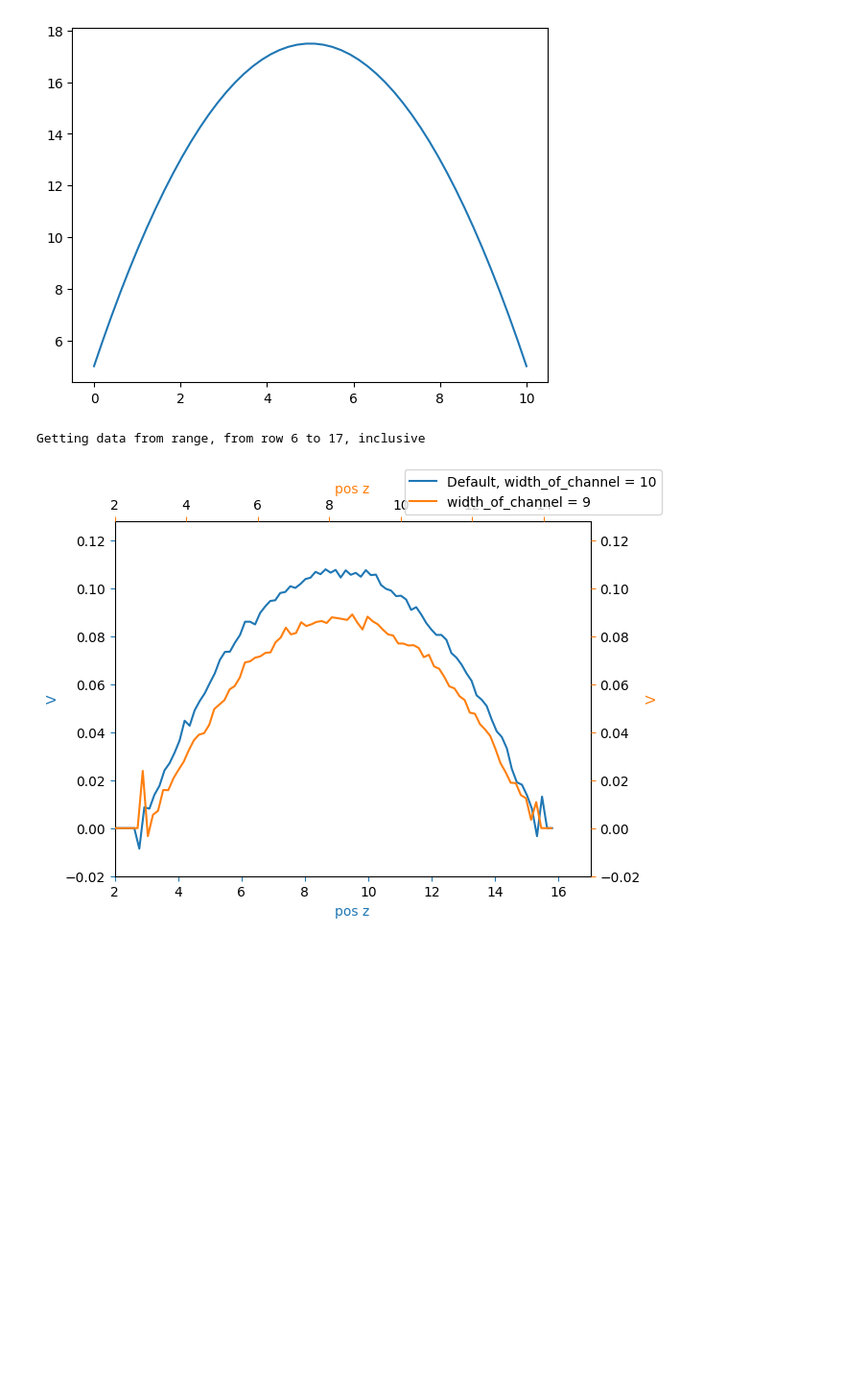
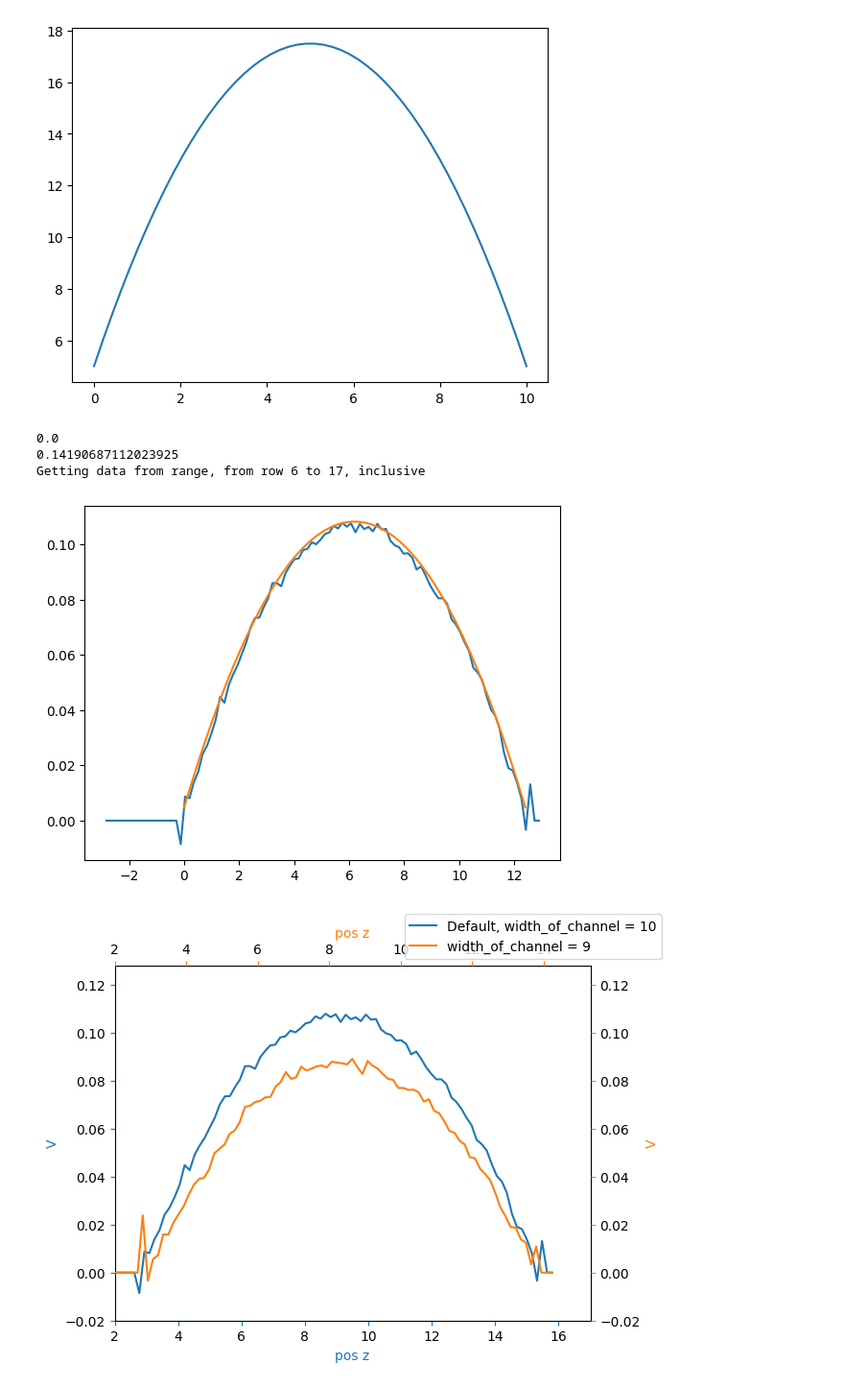
Before and after one commit to Cyandied/MathPhyscisSubjectModuleProject, a Jupyter notebook: DataDisplay/simulationData.ipynb, the cells around one changed output. Shown: that part at 96% size. Drawn from its saved outputs; the diff is of its cells as text; code cells hidden in the pictures; blank space fills up the shorter version.

Commit message:
Estimate slip length from simualtion data
Added some stuff that helps estimate the slip length from the simulation data

method is very rudimentary

```diff
--- a/DataDisplay/simulationData.ipynb
+++ b/DataDisplay/simulationData.ipynb
@@ -73,6 +73,22 @@ def neumannSlip(Ls,channel_width,rho,mu,P):
     B = Ls*A
     return A,B
 
+def findSlipLength(simulationData):
+    dudxs = []
+    for i in range(0,np.sum(simulationData["table"]["Z"] < simulationData["simulationParams"]["width_of_channel"]/2)):
+        dudx = simulationData["table"]["V"][i+2]-simulationData["table"]["V"][i]
+        if(dudx != 0 and dudx > 0):
+            dudxs.append(dudx)
+    a = np.mean(dudxs)
+    maskL = simulationData["table"]["Z"] > 2.9
+    maskU = simulationData["table"]["Z"][maskL] < 3.1
+    b = np.mean(simulationData["table"]["V"][maskL][maskU])
+    L_s = -b/a
+    print(L_s*a+b)
+    return np.abs(L_s)
+
+
+
 cw = 10
 Y = np.linspace(0,10)
 A,B= neumannSlip(1,cw,1,1,-1)
@@ -84,13 +112,28 @@ plt.plot(Y,momentumPFlowEquation(Y,1,1,-1,A,B))
 # %%
 #Set your default simulation (meaning the simulation you have run where all variables are "default" for you)
 #For me it is T1 at row 5
 default = Data("Thea",5)
+
+#Testing slip length estimation:
+L_s = findSlipLength(default)
+
+print(L_s)
+Z = default["table"]["Z"]-2.9
+min = np.min(Z)
+Y = np.linspace(0,default["simulationParams"]["width_of_channel"]*1.24)
+plt.plot(Z,cleanSpikes(default["table"]["V"]))
+A,B = neumannSlip(L_s,default["simulationParams"]["width_of_channel"]*1.24,default["simulationParams"]["density_fluid"],2.65,-0.01)
+plt.plot(Y,momentumPFlowEquation(Y,default["simulationParams"]["density_fluid"],2.65,-0.01,A,B))
+#End of testing slip length estimation
 
 #In the future, we will have some way of getting the theoretical data here too, but for now it is empty
 theory = None
 
 #I get all my sims, luckily they are right next to eachother in the excel sheet
 sims = getSeveralSims("Thea",rowRange=[6,17])
 # %% [output]
+0.0
+0.14190687112023925
 Getting data from range, from row 6 to 17, inclusive
+[figure, added]
 # %%
```
Also changed, not shown: parts of 2 cells of this notebook.
